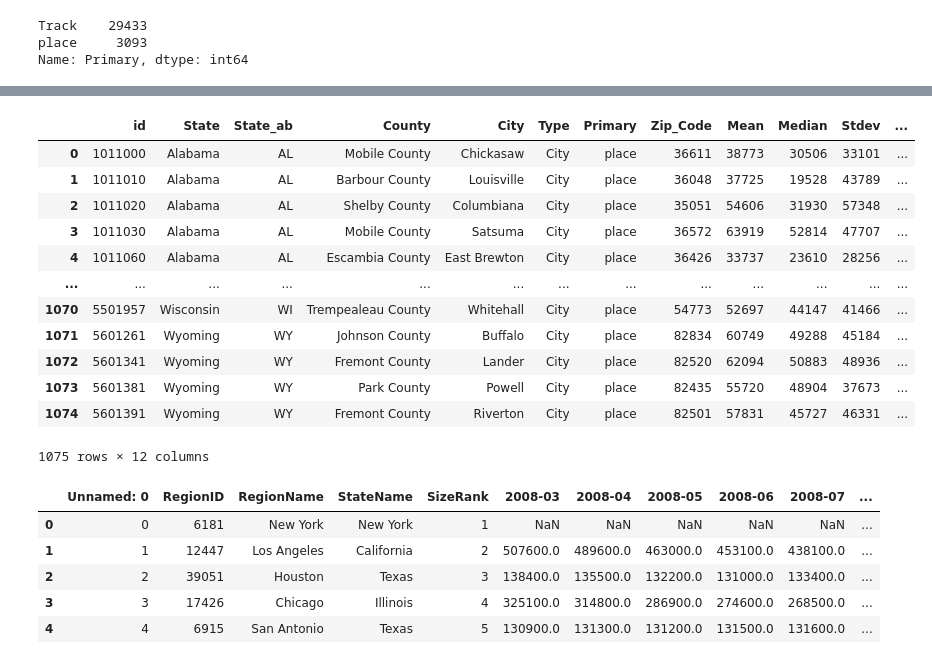
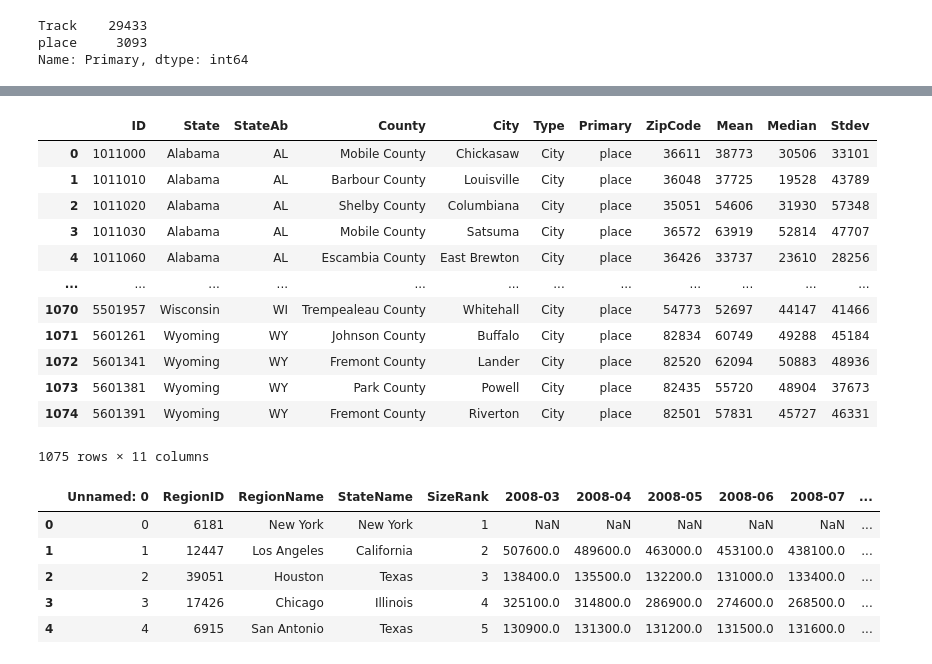
Before and after one commit to mberkley25/ETL_Project_Group2, a Jupyter notebook: main.ipynb, the cells around one changed output, grey strips where cells are left out. Cells and saved outputs as stored; diff of their text form; code cells hidden in the pictures.

```diff
--- a/main.ipynb
+++ b/main.ipynb
@@ -48,4 +48,5 @@ Track    29433
 place     3093
 Name: Primary, dtype: int64
 # %%
-income_cleaned = income.drop(['State_Code', 'Place', 'Area_Code', 'Lat', 'Lon', 'ALand', 'AWater'], axis=1, inplace=False)
+income_cleaned = income.drop(['State_Code', 'Place', 'Area_Code', 'Lat', 'Lon', 'ALand', 'AWater', 'sum_w'], axis=1, inplace=False)
+income_cleaned
@@ -52,22 +67,22 @@ income_cleaned = income.drop(['State_Code', 'Place', 'Area_Code', 'Lat', 'Lon',
 # %%
-income_cities = income_cleaned.loc[income_cleaned['Type']=='City', :].reset_index(drop=True)
+income_cities = income_cleaned.loc[income_cleaned['Type']=='City'].reset_index(drop=True)
 # %%
-income_cities.rename(columns={'State_Name': 'State'}, inplace=True)
+income_cities.rename(columns={'id': 'ID', 'State_Name': 'State', 'State_ab': 'StateAb', 'Zip_Code': 'ZipCode'}, inplace=True)
 income_cities
 # %% [output]
-|  | id | State | State_ab | County | City | Type | Primary | Zip_Code | Mean | Median | Stdev | ... |
-| 0 | 1011000 | Alabama | AL | Mobile County | Chickasaw | City | place | 36611 | 38773 | 30506 | 33101 | ... |
-| 1 | 1011010 | Alabama | AL | Barbour County | Louisville | City | place | 36048 | 37725 | 19528 | 43789 | ... |
-| 2 | 1011020 | Alabama | AL | Shelby County | Columbiana | City | place | 35051 | 54606 | 31930 | 57348 | ... |
-| 3 | 1011030 | Alabama | AL | Mobile County | Satsuma | City | place | 36572 | 63919 | 52814 | 47707 | ... |
-| 4 | 1011060 | Alabama | AL | Escambia County | East Brewton | City | place | 36426 | 33737 | 23610 | 28256 | ... |
-| ... | ... | ... | ... | ... | ... | ... | ... | ... | ... | ... | ... | ... |
-| 1070 | 5501957 | Wisconsin | WI | Trempealeau County | Whitehall | City | place | 54773 | 52697 | 44147 | 41466 | ... |
-| 1071 | 5601261 | Wyoming | WY | Johnson County | Buffalo | City | place | 82834 | 60749 | 49288 | 45184 | ... |
-| 1072 | 5601341 | Wyoming | WY | Fremont County | Lander | City | place | 82520 | 62094 | 50883 | 48936 | ... |
-| 1073 | 5601381 | Wyoming | WY | Park County | Powell | City | place | 82435 | 55720 | 48904 | 37673 | ... |
-| 1074 | 5601391 | Wyoming | WY | Fremont County | Riverton | City | place | 82501 | 57831 | 45727 | 46331 | ... |
+|  | ID | State | StateAb | County | City | Type | Primary | ZipCode | Mean | Median | Stdev |
+| 0 | 1011000 | Alabama | AL | Mobile County | Chickasaw | City | place | 36611 | 38773 | 30506 | 33101 |
+| 1 | 1011010 | Alabama | AL | Barbour County | Louisville | City | place | 36048 | 37725 | 19528 | 43789 |
+| 2 | 1011020 | Alabama | AL | Shelby County | Columbiana | City | place | 35051 | 54606 | 31930 | 57348 |
+| 3 | 1011030 | Alabama | AL | Mobile County | Satsuma | City | place | 36572 | 63919 | 52814 | 47707 |
+| 4 | 1011060 | Alabama | AL | Escambia County | East Brewton | City | place | 36426 | 33737 | 23610 | 28256 |
+| ... | ... | ... | ... | ... | ... | ... | ... | ... | ... | ... | ... |
+| 1070 | 5501957 | Wisconsin | WI | Trempealeau County | Whitehall | City | place | 54773 | 52697 | 44147 | 41466 |
+| 1071 | 5601261 | Wyoming | WY | Johnson County | Buffalo | City | place | 82834 | 60749 | 49288 | 45184 |
+| 1072 | 5601341 | Wyoming | WY | Fremont County | Lander | City | place | 82520 | 62094 | 50883 | 48936 |
+| 1073 | 5601381 | Wyoming | WY | Park County | Powell | City | place | 82435 | 55720 | 48904 | 37673 |
+| 1074 | 5601391 | Wyoming | WY | Fremont County | Riverton | City | place | 82501 | 57831 | 45727 | 46331 |
-1075 rows × 12 columns
+1075 rows × 11 columns
 # %%
 sales.columns
 sales.head()
```
Also changed, not shown: parts of 11 cells of this notebook, 2 other files.
